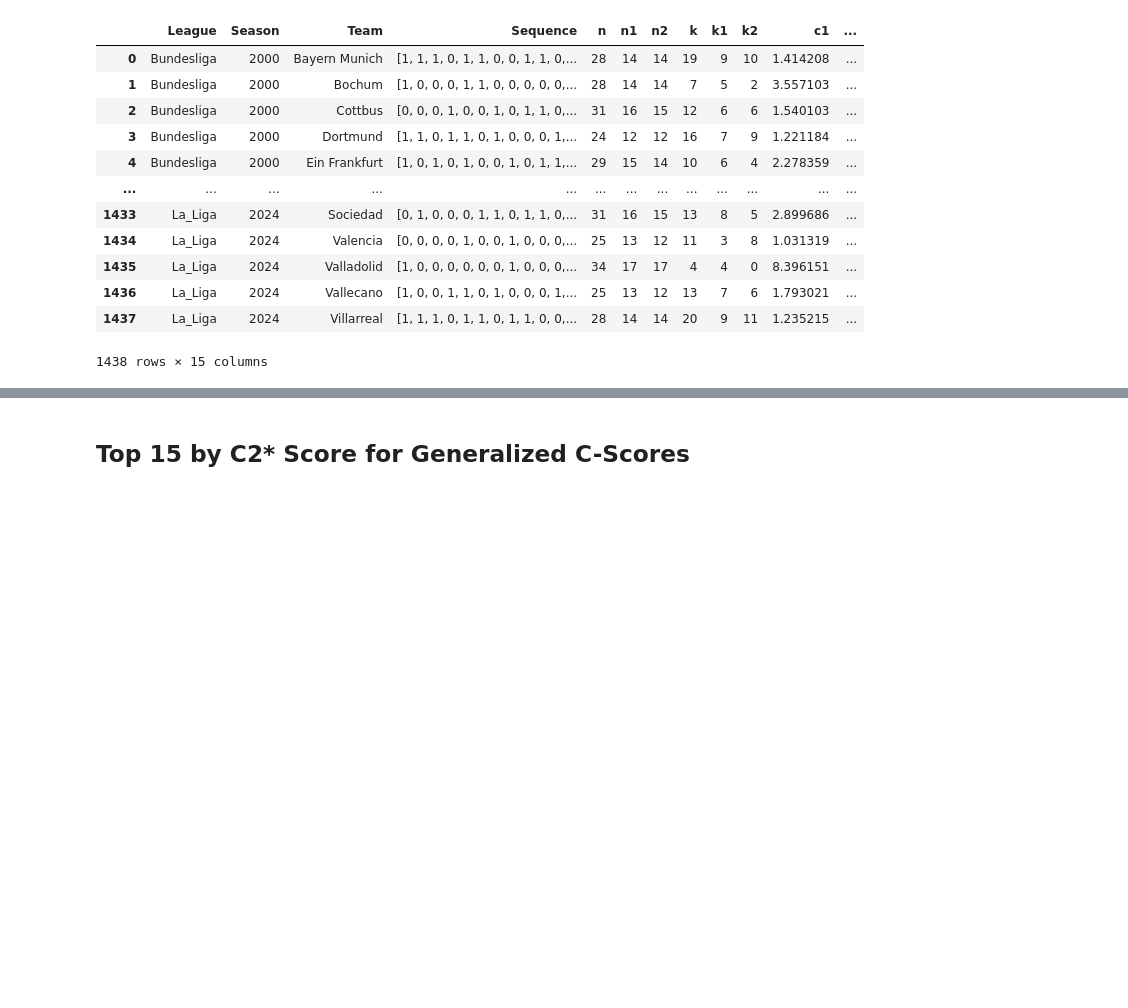
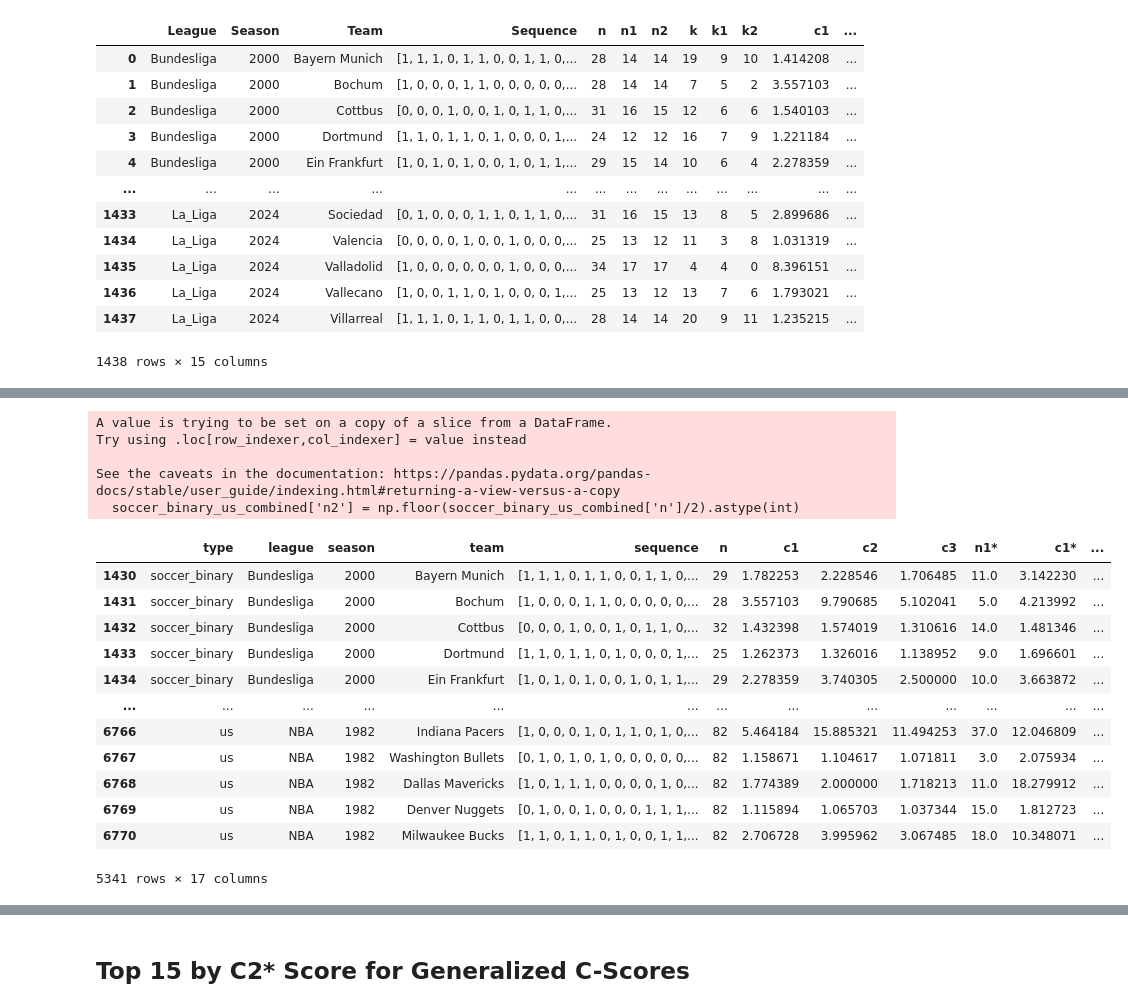
Before and after one commit to RyanRegalado/Win-Loss-Sequences-Sp2026, a Jupyter notebook: output/generalized_cscores_figures.ipynb, the cells around one changed output, grey strips where cells are left out. Saved outputs shown, nothing was run; the diff lists cells and outputs as text; code cells hidden in the pictures; blank space fills up the shorter version.

```diff
--- a/output/generalized_cscores_figures.ipynb
+++ b/output/generalized_cscores_figures.ipynb
@@ -986,0 +938,23 @@ soccer_ternary_us_combined
+# %%
+soccer_binary_us_combined = master[(master['type']=='soccer_binary') | (master['type']=='us')]
+soccer_binary_us_combined['n2'] = np.floor(soccer_binary_us_combined['n']/2).astype(int)
+soccer_binary_us_combined
+# %% [output]
+A value is trying to be set on a copy of a slice from a DataFrame.
+Try using .loc[row_indexer,col_indexer] = value instead
+
+See the caveats in the documentation: https://pandas.pydata.org/pandas-docs/stable/user_guide/indexing.html#returning-a-view-versus-a-copy
+  soccer_binary_us_combined['n2'] = np.floor(soccer_binary_us_combined['n']/2).astype(int)
+|  | type | league | season | team | sequence | n | c1 | c2 | c3 | n1* | c1* | ... |
+| 1430 | soccer_binary | Bundesliga | 2000 | Bayern Munich | [1, 1, 1, 0, 1, 1, 0, 0, 1, 1, 0,... | 29 | 1.782253 | 2.228546 | 1.706485 | 11.0 | 3.142230 | ... |
+| 1431 | soccer_binary | Bundesliga | 2000 | Bochum | [1, 0, 0, 0, 1, 1, 0, 0, 0, 0, 0,... | 28 | 3.557103 | 9.790685 | 5.102041 | 5.0 | 4.213992 | ... |
+| 1432 | soccer_binary | Bundesliga | 2000 | Cottbus | [0, 0, 0, 1, 0, 0, 1, 0, 1, 1, 0,... | 32 | 1.432398 | 1.574019 | 1.310616 | 14.0 | 1.481346 | ... |
+| 1433 | soccer_binary | Bundesliga | 2000 | Dortmund | [1, 1, 0, 1, 1, 0, 1, 0, 0, 0, 1,... | 25 | 1.262373 | 1.326016 | 1.138952 | 9.0 | 1.696601 | ... |
+| 1434 | soccer_binary | Bundesliga | 2000 | Ein Frankfurt | [1, 0, 1, 0, 1, 0, 0, 1, 0, 1, 1,... | 29 | 2.278359 | 3.740305 | 2.500000 | 10.0 | 3.663872 | ... |
+| ... | ... | ... | ... | ... | ... | ... | ... | ... | ... | ... | ... | ... |
+| 6766 | us | NBA | 1982 | Indiana Pacers | [1, 0, 0, 0, 1, 0, 1, 1, 0, 1, 0,... | 82 | 5.464184 | 15.885321 | 11.494253 | 37.0 | 12.046809 | ... |
+| 6767 | us | NBA | 1982 | Washington Bullets | [0, 1, 0, 1, 0, 1, 0, 0, 0, 0, 0,... | 82 | 1.158671 | 1.104617 | 1.071811 | 3.0 | 2.075934 | ... |
+| 6768 | us | NBA | 1982 | Dallas Mavericks | [1, 0, 1, 1, 1, 0, 0, 0, 0, 1, 0,... | 82 | 1.774389 | 2.000000 | 1.718213 | 11.0 | 18.279912 | ... |
+| 6769 | us | NBA | 1982 | Denver Nuggets | [0, 1, 0, 0, 1, 0, 0, 0, 1, 1, 1,... | 82 | 1.115894 | 1.065703 | 1.037344 | 15.0 | 1.812723 | ... |
+| 6770 | us | NBA | 1982 | Milwaukee Bucks | [1, 1, 0, 1, 1, 0, 1, 0, 0, 1, 1,... | 82 | 2.706728 | 3.995962 | 3.067485 | 18.0 | 10.348071 | ... |
+5341 rows × 17 columns
```
Also changed, not shown: parts of 20 cells of this notebook, 5 other files.
